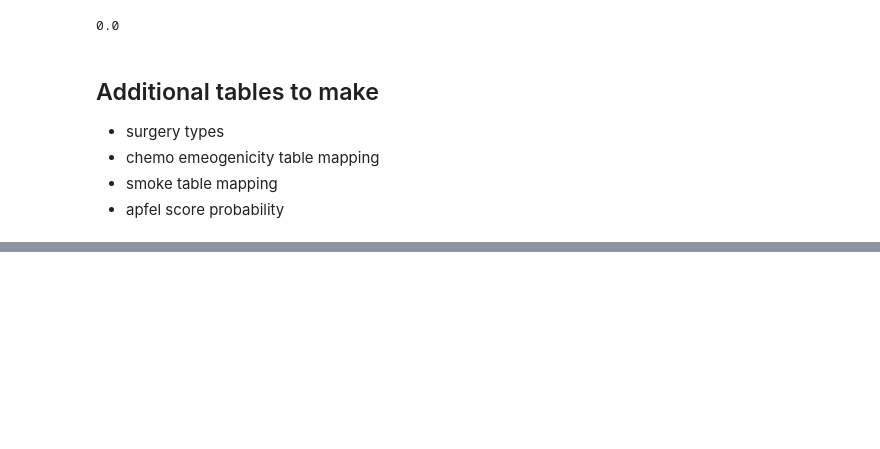
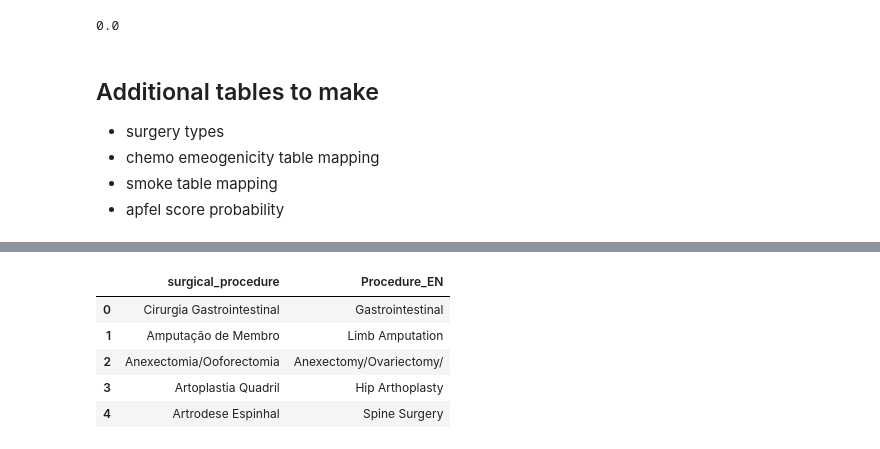
Before and after one commit to brokengrappler/PONV_Classifier, a Jupyter notebook: jpnb/Project-3-Cleaning.ipynb, the cells around one changed output, grey strips where cells are left out. Drawn from its saved outputs; the diff is of its cells as text; code cells hidden in the pictures; blank space fills up the shorter version.

```diff
--- a/jpnb/Project-3-Cleaning.ipynb
+++ b/jpnb/Project-3-Cleaning.ipynb
@@ -525,0 +515,3 @@ array([  0.  ,  10.  ,  55.  ,  15.  ,   7.  ,  25.  ,  40.  ,  35.  ,
+# %%
+procedures_pr = data_for_sql['surgical.procedure'].unique()
+procedures_pr
@@ -525,0 +529,18 @@ array([  0.  ,  10.  ,  55.  ,  15.  ,   7.  ,  25.  ,  40.  ,  35.  ,
+# %%
+procedures_en = ['Gastrointestinal', 'Limb Amputation', 'Anexectomy/Ovariectomy/', 'Hip Arthoplasty',
+               'Spine Surgery', 'Gallbladder', 'Head/Neck', 'Plastic', 'Thoracic', 'Orthopedic',
+               'Cystectomy', 'Cytoreduction', 'Esophagectomy', 'Hepatectomy', 'Hysterectomy', 'Hysterectomy VLP',
+               'Exploratory Laparotomy', 'Extensive Lymphadenectomy', 'Mastectomy', 'Nephrectomy', 'Other',
+               'Pancreatectomy', 'Prostatectomy', 'Soft Tissue Resection', 'Breast Lumpectomy']
+# %%
+proc_trans = dict(zip(procedures_pr,procedures_en))
+proc_table = pd.Series(proc_trans, name='Procedure_EN')
+proc_table.index.name='surgical_procedure'
+proc_table.reset_index().head()
+# %% [output]
+|  | surgical_procedure | Procedure_EN |
+| 0 | Cirurgia Gastrointestinal | Gastrointestinal |
+| 1 | Amputação de Membro | Limb Amputation |
+| 2 | Anexectomia/Ooforectomia | Anexectomy/Ovariectomy/ |
+| 3 | Artoplastia Quadril | Hip Arthoplasty |
+| 4 | Artrodese Espinhal | Spine Surgery |
```
Also changed, not shown: parts of 7 cells of this notebook, 14 other files.
